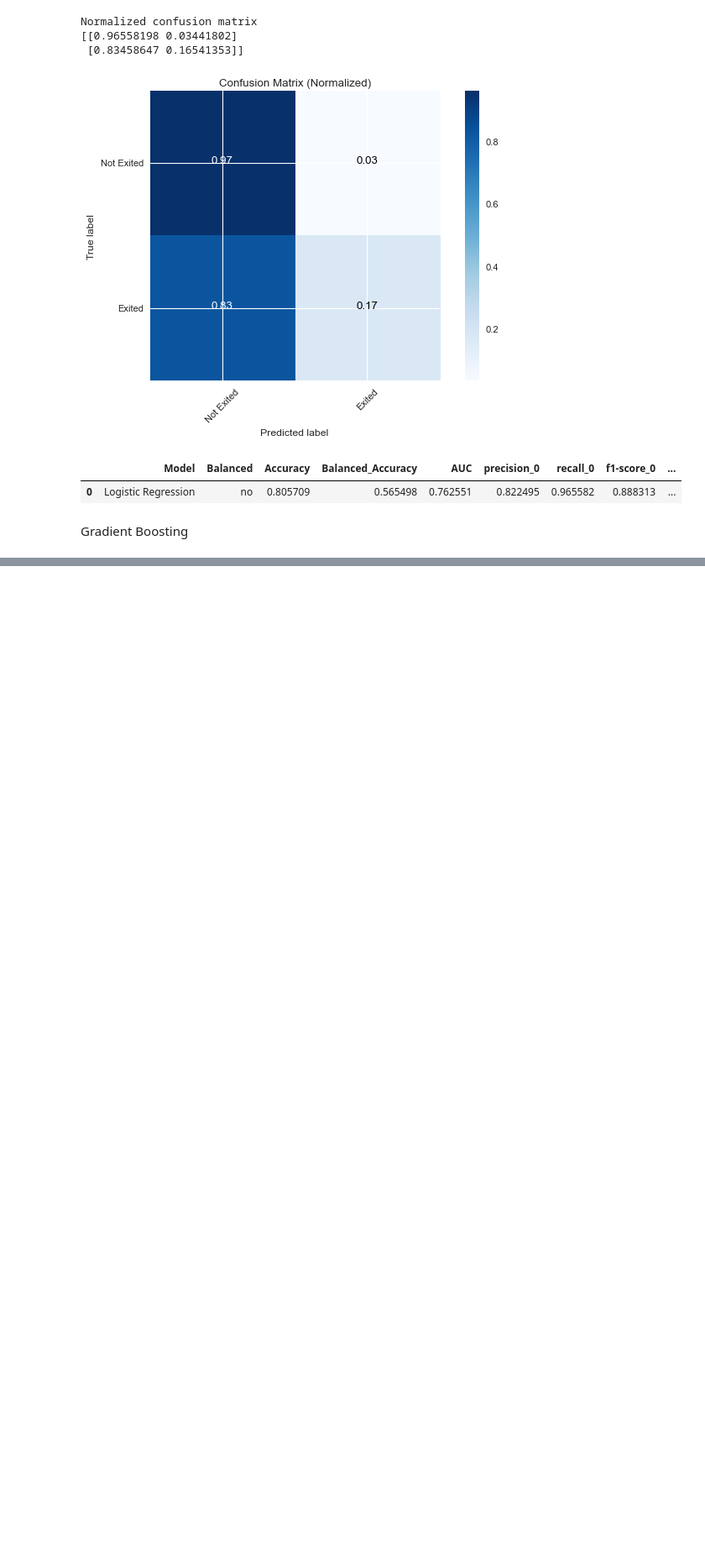
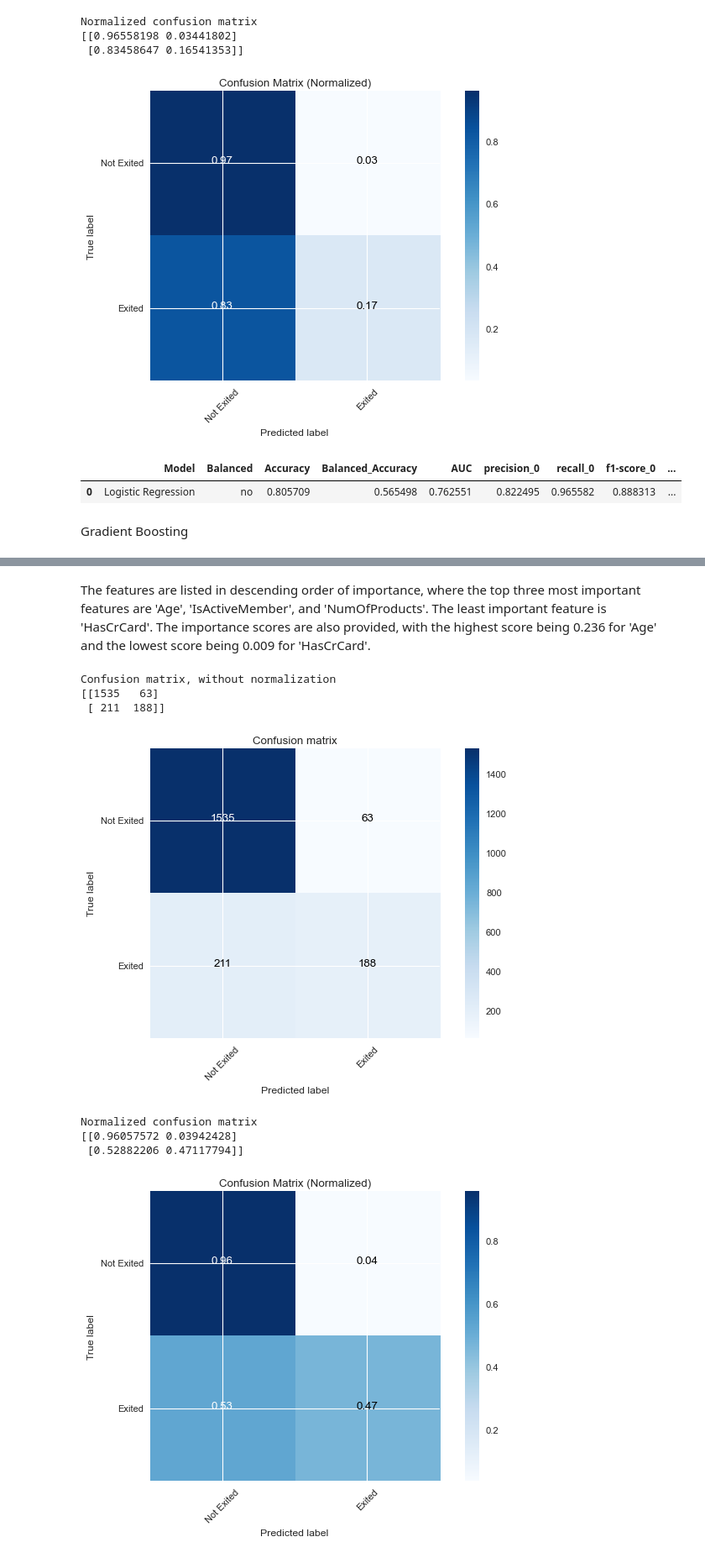
Before and after one commit to EmilyCaroline/BankCustomerChurnPrediction, a Jupyter notebook: main.ipynb, the cells around one changed output, grey strips where cells are left out. Shown at 84% size. Saved outputs shown, nothing was run; the diff lists cells and outputs as text; code cells hidden in the pictures; blank space fills up the shorter version.

```diff
--- a/main.ipynb
+++ b/main.ipynb
@@ -778,0 +894,18 @@ best n estimator : 50
+# %% [markdown]
+The features are listed in descending order of importance, where the top three most important features are 'Age', 'IsActiveMember', and 'NumOfProducts'. The least important feature is 'HasCrCard'. The importance scores are also provided, with the highest score being 0.236 for 'Age' and the lowest score being 0.009 for 'HasCrCard'.
+# %%
+cm = confusion_matrix(test[target], y_pred)
+plot_confusion_matrix(cm, target_names = ['Not Exited', 'Exited'], normalize = False)
+plot_confusion_matrix(cm, target_names = ['Not Exited', 'Exited'], normalize = True, title = 'Confusion Matrix (Normalized)')
+
+classification_report_df = classification_report_to_dataframe(test[target], y_pred, y_pred_prob, model_name = 'Gradient Boosting (XGBoost)')
+classification_report_df
+# %% [output]
+Confusion matrix, without normalization
+[[1535   63]
+ [ 211  188]]
+[figure, added]
+Normalized confusion matrix
+[[0.96057572 0.03942428]
+ [0.52882206 0.47117794]]
+[figure, added]
```
Also changed, not shown: parts of 14 cells of this notebook.
